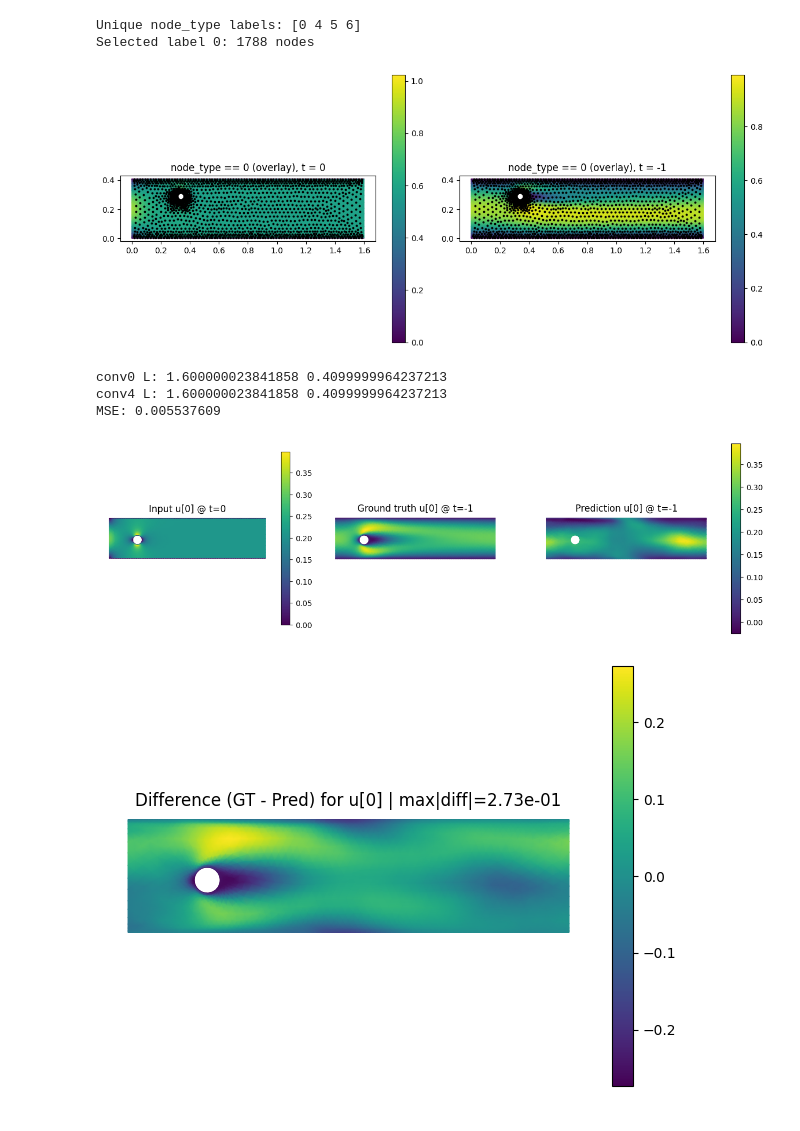
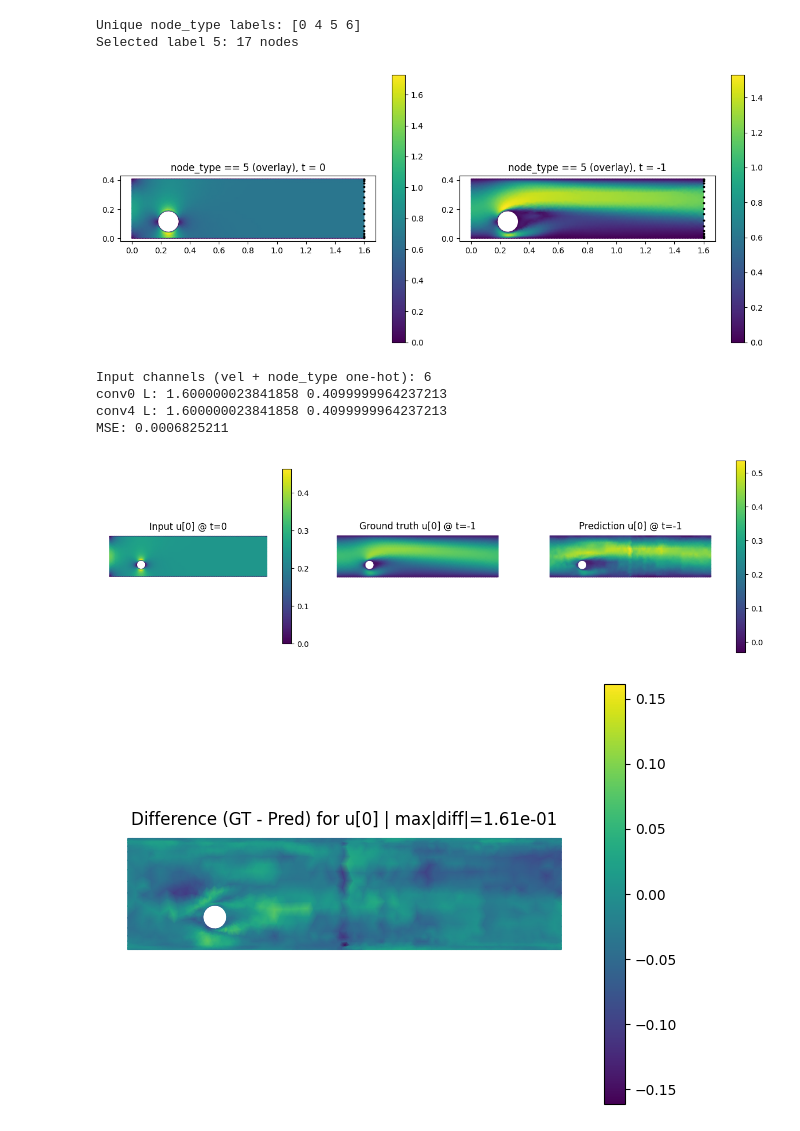
Before and after one commit to mnhagen/Discretization-Invariant-and-Mesh-Free-Operator-Learning, a Jupyter notebook: scripts/geo_FNO/geo_FNO_test.ipynb, the cells around one changed output. Drawn from its saved outputs; the diff is of its cells as text; code cells hidden in the pictures.

```diff
--- a/scripts/geo_FNO/geo_FNO_test.ipynb
+++ b/scripts/geo_FNO/geo_FNO_test.ipynb
@@ -6,9 +6,9 @@ import matplotlib.tri as tri
 
 # ----------- CONFIG -------------
 H5_PATH = "/scratch/mnhagen/datasets/incompressible_euler/train.h5"
-sample_id = "sample_000043"
+sample_id = "sample_000034"
 t_vis = -1                 # later time step to show background field (optional)
-target_label = 0           # <-- change this to test different node_type labels
+target_label = 5           # <-- change this to test different node_type labels
 show_background = True      # set False to only plot the selected nodes
 # --------------------------------
 
@@ -59,8 +59,8 @@ plt.tight_layout()
 plt.show()
 # %% [output]
 Unique node_type labels: [0 4 5 6]
-Selected label 0: 1788 nodes
+Selected label 5: 17 nodes
-[figure, old version]
+[figure, new version]
 # %%
 # ============================================================
 # Evaluate trained Geo-FNO on cylinder_flow H5 (velocity one-step)
@@ -87,7 +87,7 @@ from geo_FNO_def import *
 # Paths / config
 # ----------------------------
 H5_PATH = "/scratch/mnhagen/datasets/incompressible_euler/test.h5"   # or train.h5
-sample_id = "sample_000034"   # change to any sample key that exists
+sample_id = "sample_000091"   # change to any sample key that exists
 t_in = 0
 t_out = -1
 component = 0                # 0 -> u_x, 1 -> u_y
@@ -103,8 +103,12 @@ s1 = 80
 s2 = 40
 
 # ---- checkpoints (edit to where you saved) ----
-FNO_CKPT  = f"/scratch/mnhagen/models/geofno/cylinder_vel_t0_t-1_fno.pt"
-IPHI_CKPT = f"/scratch/mnhagen/models/geofno/cylinder_vel_t0_t-1_iphi.pt"
+FNO_CKPT  = "/scratch/mnhagen/models/geofno/cylinder_vel_t0_t-1_1_with_node_type_fno.pt"
+IPHI_CKPT = "/scratch/mnhagen/models/geofno/cylinder_vel_t0_t-1_1_with_node_type_iphi.pt"
+
+# Must match one-hot mapping used during training
+NODE_TYPE_VALUES = [0, 4, 5, 6]
+NODE_TYPE_TO_IDX = {v: i for i, v in enumerate(NODE_TYPE_VALUES)}
 
 
 # ----------------------------
@@ -153,8 +157,14 @@ with h5py.File(H5_PATH, "r") as f:
     node_type = g["node_type"][:]# (N,)
     vel = g["vel"][:]           # (T,N,2)
 
-u_in_np  = vel[t_in]            # (N,2)
-u_out_np = vel[t_out]           # (N,2)
+u_vel_in = vel[t_in].astype(np.float32)            # (N,2)
+u_out_np = vel[t_out].astype(np.float32)           # (N,2)
+
+node_feat = np.zeros((node_type.shape[0], len(NODE_TYPE_VALUES)), dtype=np.float32)
+for i, nt in enumerate(node_type.astype(np.int32)):
+    node_feat[i, NODE_TYPE_TO_IDX[int(nt)]] = 1.0
+
+u_in_np = np.concatenate([u_vel_in, node_feat], axis=-1)  # (N, 2 + K)
 
 # geometry code (42,)
 xc, yc, r = estimate_cylinder_from_label6(pos, node_type, boundary_label=boundary_label, band_frac=band_frac)
@@ -167,10 +177,12 @@ code42[0], code42[1], code42[2] = xc, yc, r
 # Assumes FNO2d and IPHI classes are already defined/imported exactly as in training.
 L_global, _ = get_global_L_from_h5(H5_PATH)
 
+in_channels = 2 + len(NODE_TYPE_VALUES)
 model = FNO2d(modes, modes, width,
-             in_channels=2, out_channels=2,
+             in_channels=in_channels, out_channels=2,
              is_mesh=False, s1=s1, s2=s2,
              L=L_global).to(device)
+print("Input channels (vel + node_type one-hot):", in_channels)
 
 model_iphi = IPHI(width=32, device=str(device)).to(device)
 
@@ -186,11 +198,11 @@ model_iphi.eval()
 # Inference
 # ----------------------------
 pos_t = torch.from_numpy(pos.astype(np.float32)).unsqueeze(0).to(device)        # (1,N,2)
-u_in_t = torch.from_numpy(u_in_np.astype(np.float32)).unsqueeze(0).to(device)   # (1,N,2)
+u_in_t = torch.from_numpy(u_in_np.astype(np.float32)).unsqueeze(0).to(device)   # (1,N,2+K)
 code_t = torch.from_numpy(code42).unsqueeze(0).to(device)                       # (1,42)
 
 with torch.no_grad():
-    pred_t = model(u_in_t, code=code_t, x_in=pos_t, x_out=pos_t, iphi=None)  # (1,N,2)
+    pred_t = model(u_in_t, code=code_t, x_in=pos_t, x_out=pos_t, iphi=model_iphi)  # (1,N,2)
 
 pred_np = pred_t[0].cpu().numpy()  # (N,2)
 
@@ -198,7 +210,7 @@ mse = np.mean((pred_np - u_out_np)**2)
 print("MSE:", mse)
 
 # pick component to plot
-inp_field  = u_in_np[:, component]
+inp_field  = u_vel_in[:, component]
 gt_field   = u_out_np[:, component]
 pred_field = pred_np[:, component]
 diff_field = gt_field - pred_field
@@ -221,36 +233,37 @@ axes[0].set_aspect("equal")
 axes[0].axis("off")
 fig.colorbar(im0, ax=axes[0], fraction=0.046, pad=0.04)
 
 # Ground truth at t_out (shared scale with pred)
 im1 = axes[1].tripcolor(triang, gt_field, shading="gouraud", vmin=common_min, vmax=common_max)
 axes[1].set_title(f"Ground truth u[{component}] @ t={t_out}")
 axes[1].set_aspect("equal")
 axes[1].axis("off")
 
 im2 = axes[2].tripcolor(triang, pred_field, shading="gouraud", vmin=common_min, vmax=common_max)
 axes[2].set_title(f"Prediction u[{component}] @ t={t_out}")
 axes[2].set_aspect("equal")
 axes[2].axis("off")
 
 fig.colorbar(im1, ax=axes[1:], fraction=0.025, pad=0.04)
 #plt.tight_layout()
 plt.show()
 
 # Difference plot
 plt.figure(figsize=(6, 4.5))
 imd = plt.tripcolor(triang, diff_field, shading="gouraud", vmin=-diff_abs, vmax=diff_abs)
 plt.gca().set_aspect("equal")
 plt.title(f"Difference (GT - Pred) for u[{component}] | max|diff|={diff_abs:.2e}")
 plt.axis("off")
 plt.colorbar(imd, fraction=0.046, pad=0.04)
 plt.tight_layout()
 plt.show()
 # %% [output]
+Input channels (vel + node_type one-hot): 6
 conv0 L: 1.600000023841858 0.4099999964237213
 conv4 L: 1.600000023841858 0.4099999964237213
-MSE: 0.005537609
+MSE: 0.0006825211
-[figure, old version]
+[figure, new version]
-[figure, old version]
+[figure, new version]
 # %%
 import h5py
 import numpy as np
```
Also changed, not shown: parts of 1 cell of this notebook, 31 other files.
